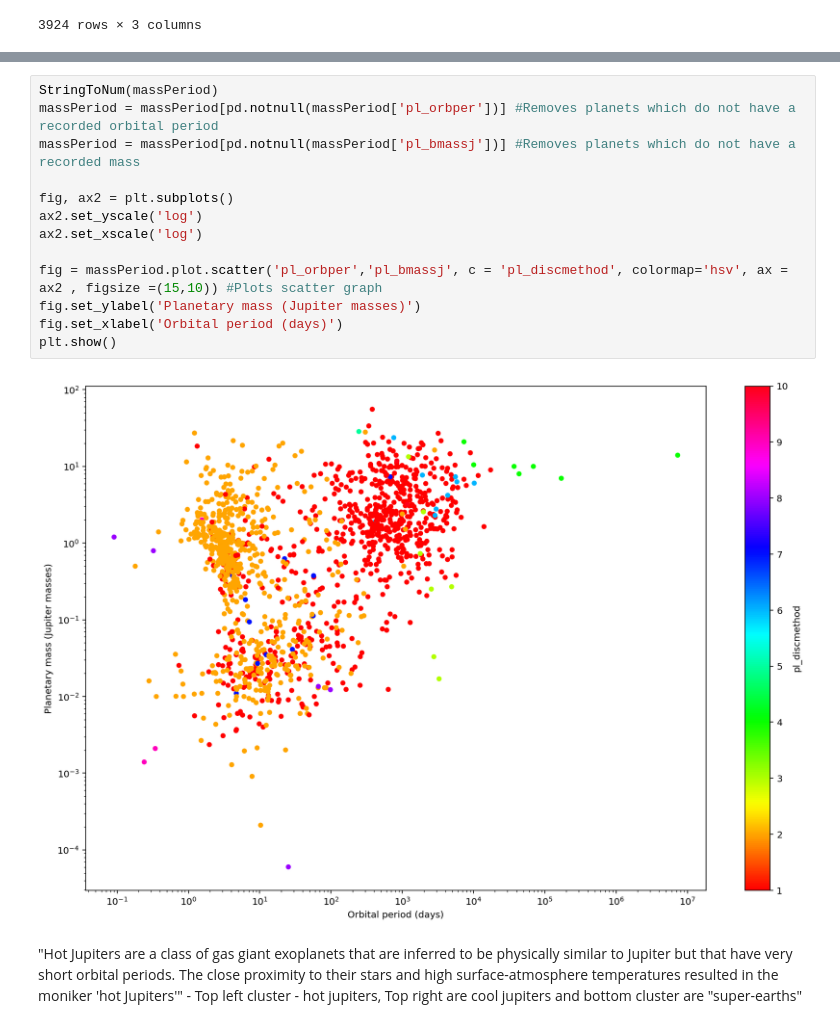
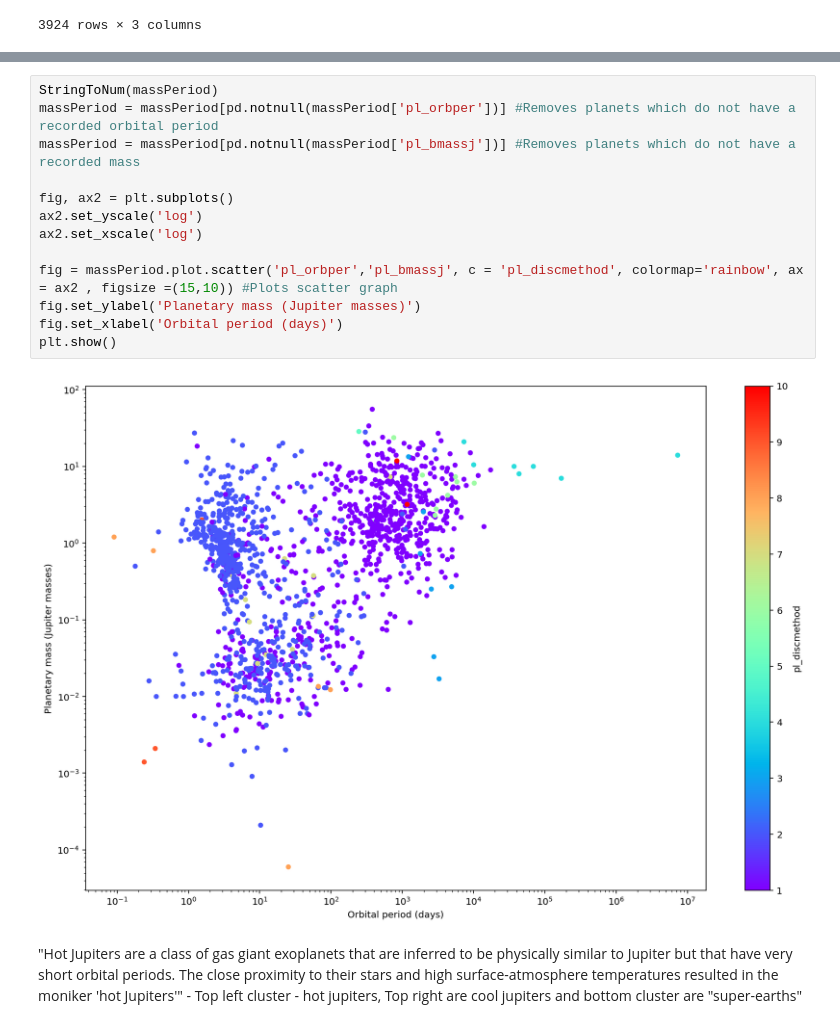
Before and after one commit to OWAINEDWARDS/DSFE-GroupProject, a Jupyter notebook: Exoplanets.ipynb, the cells around one changed output, grey strips where cells are left out. Cells and saved outputs as stored; diff of their text form.

Commit message:
Added 3D graph for Kepler's 3rd law and changed colour map to rainbow to remove colour overlap for discovery methods

```diff
--- a/Exoplanets.ipynb
+++ b/Exoplanets.ipynb
@@ -86,18 +95,18 @@ def StringToNum(dataFrame): # function which re-maps the string to numbers to co
 # %%
 StringToNum(massPeriod)
 massPeriod = massPeriod[pd.notnull(massPeriod['pl_orbper'])] #Removes planets which do not have a recorded orbital period
 massPeriod = massPeriod[pd.notnull(massPeriod['pl_bmassj'])] #Removes planets which do not have a recorded mass
 
 fig, ax2 = plt.subplots()
 ax2.set_yscale('log')
 ax2.set_xscale('log')
 
-fig = massPeriod.plot.scatter('pl_orbper','pl_bmassj', c = 'pl_discmethod', colormap='hsv', ax = ax2 , figsize =(15,10)) #Plots scatter graph
+fig = massPeriod.plot.scatter('pl_orbper','pl_bmassj', c = 'pl_discmethod', colormap='rainbow', ax = ax2 , figsize =(15,10)) #Plots scatter graph
 fig.set_ylabel('Planetary mass (Jupiter masses)')
 fig.set_xlabel('Orbital period (days)')
 plt.show()
 # %% [output]
-[figure, old version]
+[figure, new version]
 # %% [markdown]
 "Hot Jupiters are a class of gas giant exoplanets that are inferred to be physically similar to Jupiter but that have very short orbital periods. The close proximity to their stars and high surface-atmosphere temperatures resulted in the moniker 'hot Jupiters'" - Top left cluster - hot jupiters, Top right are cool jupiters and bottom cluster are "super-earths"
 # %%
```
Also changed, not shown: parts of 14 cells of this notebook.
